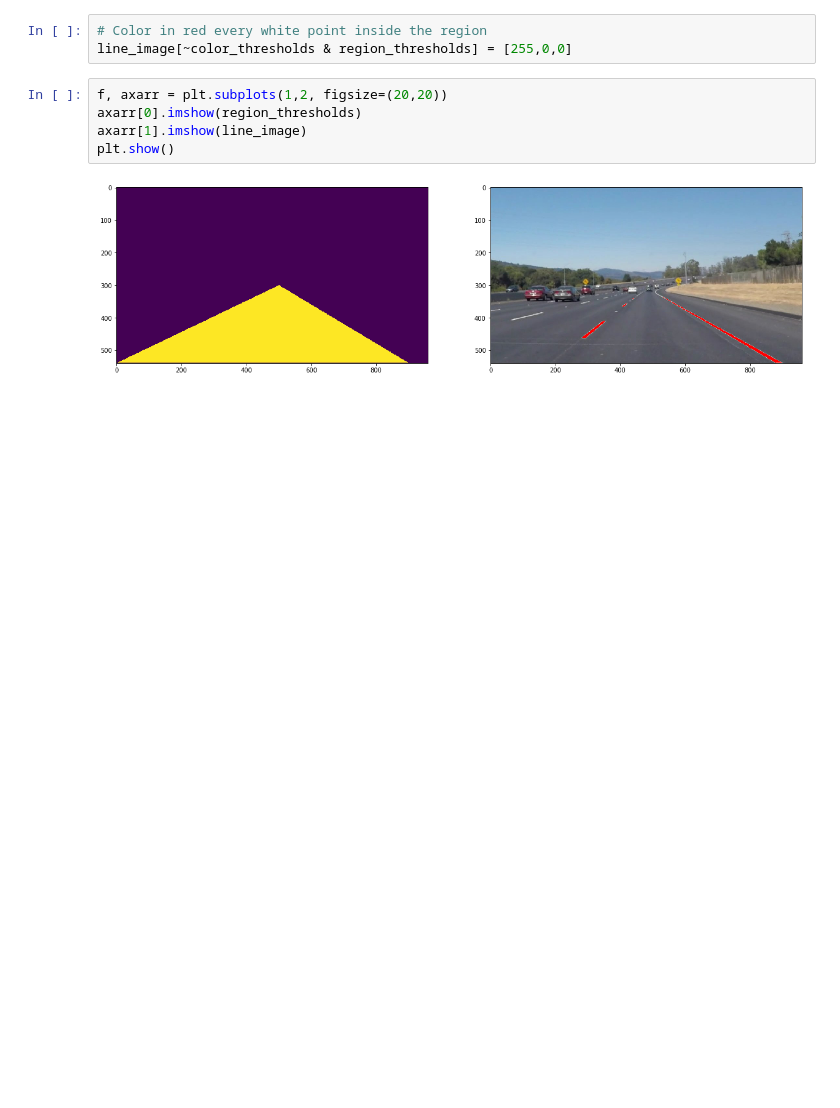
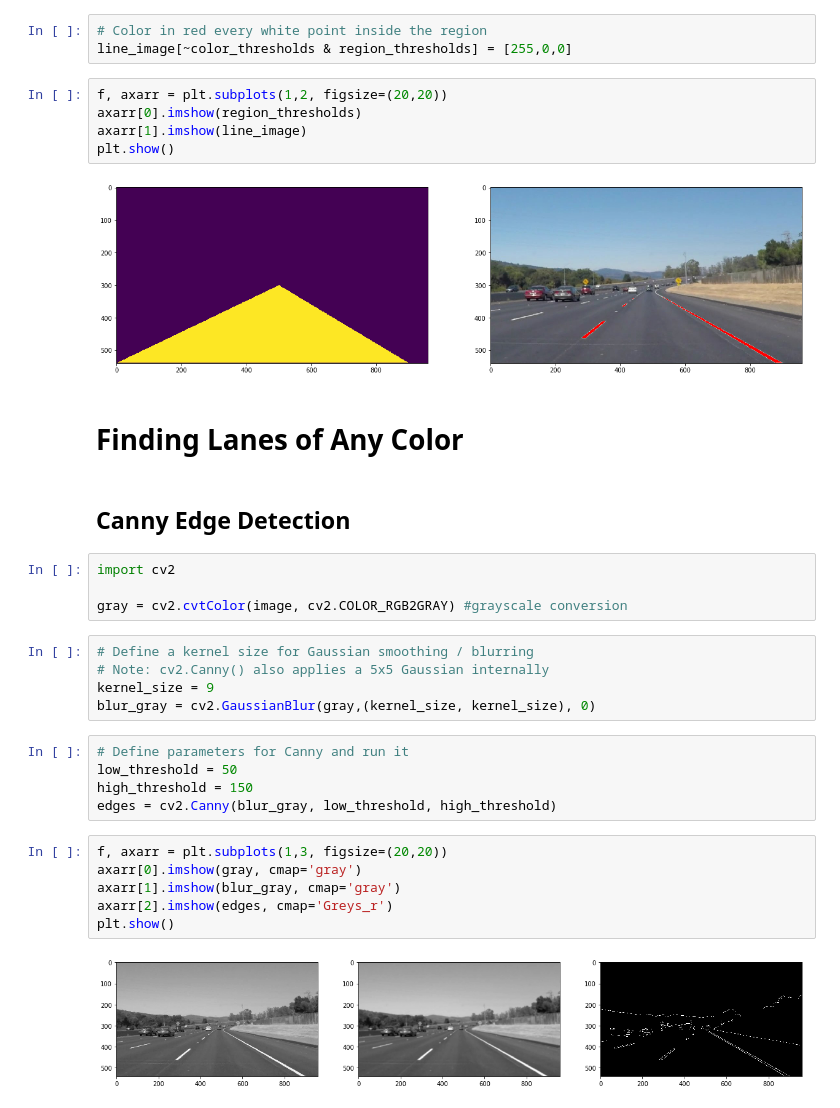
Before and after one commit to sorinmuchi/CarND-LaneLines-P1, a Jupyter notebook: Exercises.ipynb, the cells around one changed output. Drawn from its saved outputs; the diff is of its cells as text; blank space fills up the shorter version.

Commit message:
1. Add Canny edge detection to detect all color lanes. 2. Restructure document.

```diff
--- a/Exercises.ipynb
+++ b/Exercises.ipynb
@@ -101,3 +105,29 @@ axarr[1].imshow(line_image)
 plt.show()
 # %% [output]
 [figure]
+# %% [markdown]
+# Finding Lanes of Any Color
+# %% [markdown]
+## Canny Edge Detection
+# %%
+import cv2
+
+gray = cv2.cvtColor(image, cv2.COLOR_RGB2GRAY) #grayscale conversion
+# %%
+# Define a kernel size for Gaussian smoothing / blurring
+# Note: cv2.Canny() also applies a 5x5 Gaussian internally
+kernel_size = 9
+blur_gray = cv2.GaussianBlur(gray,(kernel_size, kernel_size), 0)
+# %%
+# Define parameters for Canny and run it
+low_threshold = 50
+high_threshold = 150
+edges = cv2.Canny(blur_gray, low_threshold, high_threshold)
+# %%
+f, axarr = plt.subplots(1,3, figsize=(20,20))
+axarr[0].imshow(gray, cmap='gray')
+axarr[1].imshow(blur_gray, cmap='gray')
+axarr[2].imshow(edges, cmap='Greys_r')
+plt.show()
+# %% [output]
+[figure, added]
```
Also changed, not shown: parts of 8 cells of this notebook.
